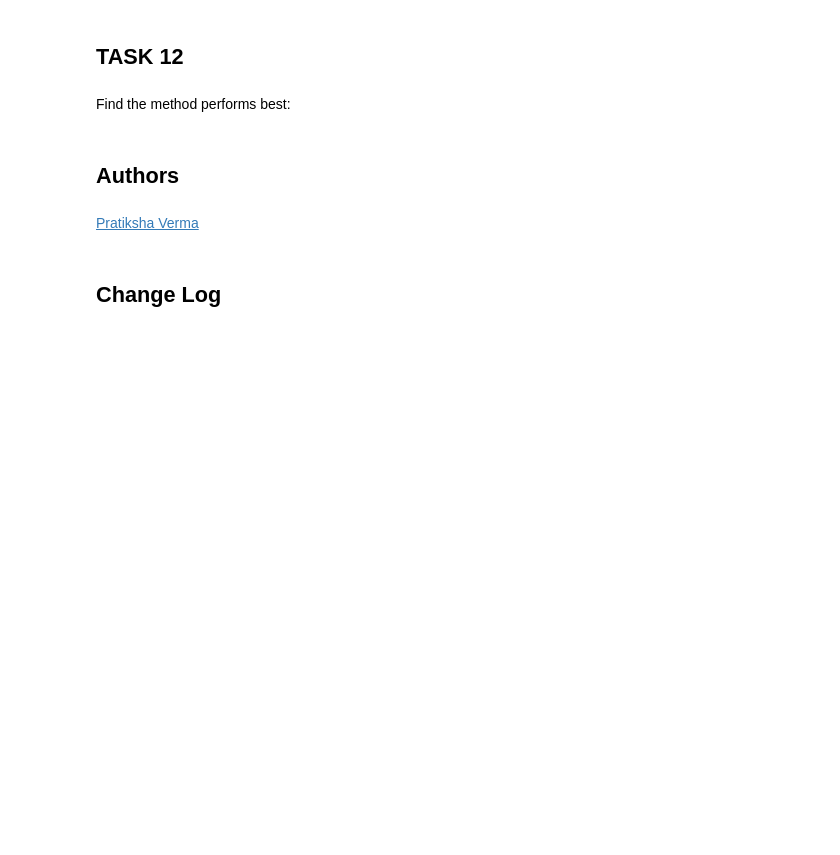
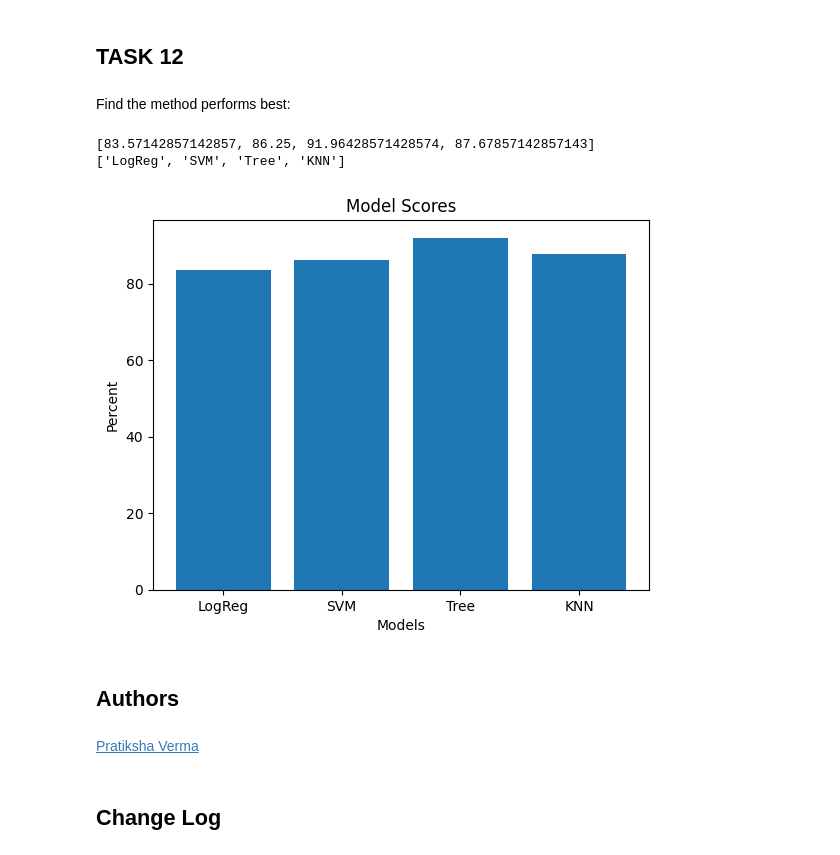
Before and after one commit to kukretip/IBM-Applied-Data-Science-Capstone, a Jupyter notebook: SpaceX_Machine_Learning_Prediction_Part_5.jupyterlite.ipynb, the cells around one changed output. Drawn from its saved outputs; the diff is of its cells as text; code cells hidden in the pictures; blank space fills up the shorter version.

```diff
--- a/SpaceX_Machine_Learning_Prediction_Part_5.jupyterlite.ipynb
+++ b/SpaceX_Machine_Learning_Prediction_Part_5.jupyterlite.ipynb
@@ -343,3 +343,21 @@ Practically all these algorithms give the same result
+# %%
+scores = [(logreg_cv.best_score_*100), (svm_cv.best_score_*100), (tree_cv.best_score_*100), (knn_cv.best_score_*100)]
+models = ['LogReg', 'SVM', 'Tree', 'KNN']
+print(scores)
+print(models)
+
+plt.bar(models, scores)
+plt.xlabel('Models')
+plt.ylabel('Percent')
+plt.title('Model Scores')
+plt.show()
+
+
+#Practically all these algorithms give the same result
+# %% [output]
+[83.57142857142857, 86.25, 91.96428571428574, 87.67857142857143]
+['LogReg', 'SVM', 'Tree', 'KNN']
+[figure, added]
 # %% [markdown]
 ## Authors
 # %% [markdown]
```
Also changed, not shown: parts of 3 cells of this notebook.
